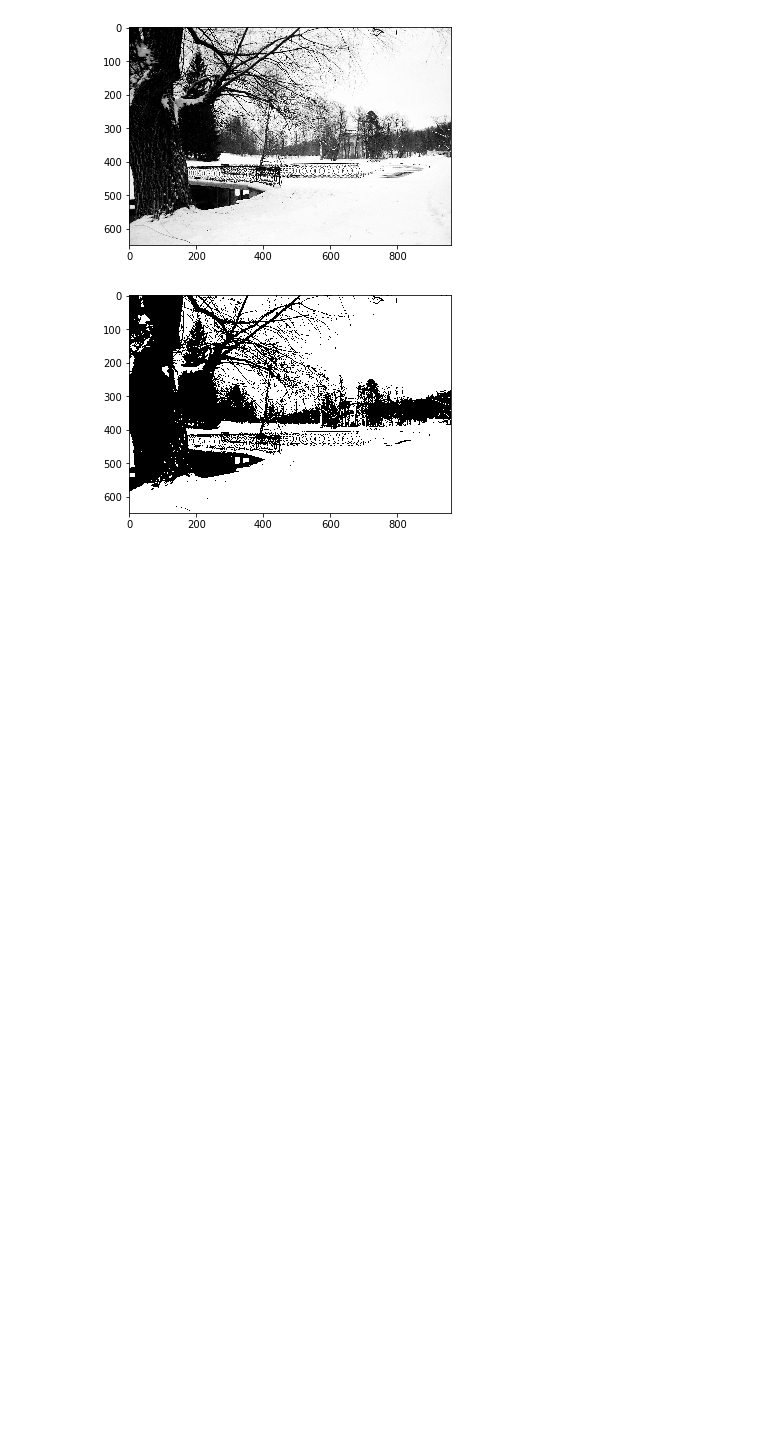
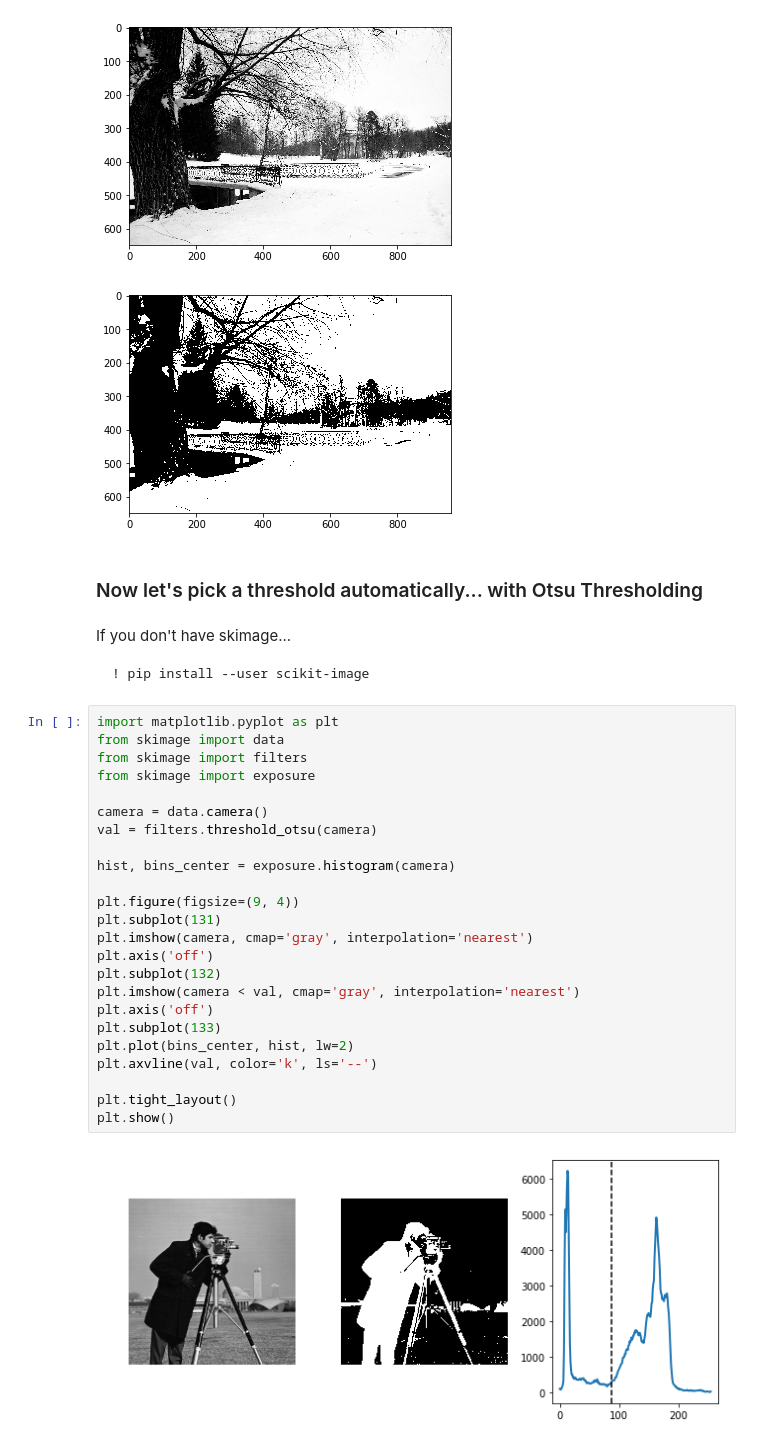
Before and after one commit to AlbertHJLee/Insight_Notebooks, a Jupyter notebook: Image_Analysis.ipynb, the cells around one changed output. Drawn from its saved outputs; the diff is of its cells as text; blank space fills up the shorter version.

```diff
--- a/Image_Analysis.ipynb
+++ b/Image_Analysis.ipynb
@@ -88,3 +90,35 @@ plt.show()
 [figure]
 [figure]
 [figure]
+# %% [markdown]
+### Now let's pick a threshold automatically... with Otsu Thresholding
+# %% [markdown]
+If you don't have skimage...
+
+    ! pip install --user scikit-image
+# %%
+import matplotlib.pyplot as plt
+from skimage import data
+from skimage import filters
+from skimage import exposure
+
+camera = data.camera()
+val = filters.threshold_otsu(camera)
+
+hist, bins_center = exposure.histogram(camera)
+
+plt.figure(figsize=(9, 4))
+plt.subplot(131)
+plt.imshow(camera, cmap='gray', interpolation='nearest')
+plt.axis('off')
+plt.subplot(132)
+plt.imshow(camera < val, cmap='gray', interpolation='nearest')
+plt.axis('off')
+plt.subplot(133)
+plt.plot(bins_center, hist, lw=2)
+plt.axvline(val, color='k', ls='--')
+
+plt.tight_layout()
+plt.show()
+# %% [output]
+[figure, added]
```
Also changed, not shown: parts of 9 cells of this notebook, 1 other file.
